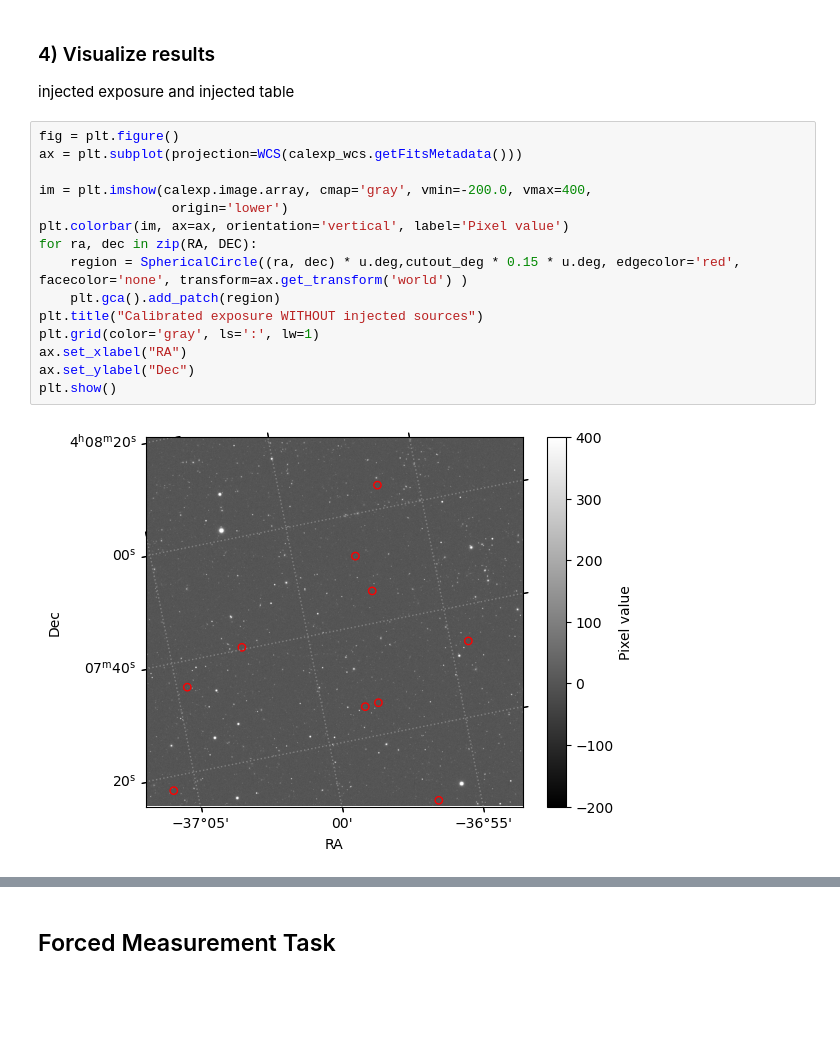
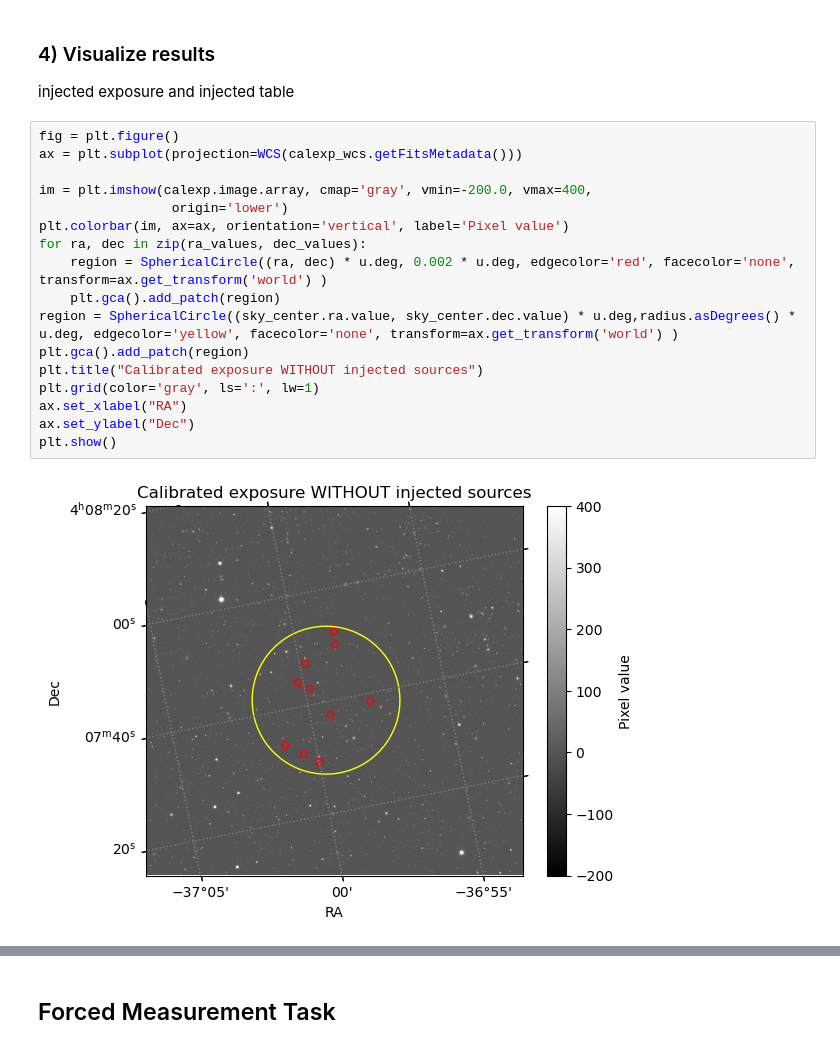
Before and after one commit to nowokaren/ulens_lsst, a Jupyter notebook: docs/tutorials/tutorial_RSP.ipynb, the cells around one changed output, grey strips where cells are left out. Cells and saved outputs as stored; diff of their text form; blank space fills up the shorter version.

```diff
--- a/docs/tutorials/tutorial_RSP.ipynb
+++ b/docs/tutorials/tutorial_RSP.ipynb
@@ -867,20 +937,22 @@ injected exposure and injected table
 # %%
 fig = plt.figure()
 ax = plt.subplot(projection=WCS(calexp_wcs.getFitsMetadata()))
 
 im = plt.imshow(calexp.image.array, cmap='gray', vmin=-200.0, vmax=400,
                  origin='lower')
 plt.colorbar(im, ax=ax, orientation='vertical', label='Pixel value')
-for ra, dec in zip(RA, DEC):
-    region = SphericalCircle((ra, dec) * u.deg,cutout_deg * 0.15 * u.deg, edgecolor='red', facecolor='none', transform=ax.get_transform('world') )
+for ra, dec in zip(ra_values, dec_values):
+    region = SphericalCircle((ra, dec) * u.deg, 0.002 * u.deg, edgecolor='red', facecolor='none', transform=ax.get_transform('world') )
     plt.gca().add_patch(region)
+region = SphericalCircle((sky_center.ra.value, sky_center.dec.value) * u.deg,radius.asDegrees() * u.deg, edgecolor='yellow', facecolor='none', transform=ax.get_transform('world') )
+plt.gca().add_patch(region)
 plt.title("Calibrated exposure WITHOUT injected sources")
 plt.grid(color='gray', ls=':', lw=1)
 ax.set_xlabel("RA")
 ax.set_ylabel("Dec")
 plt.show()
 # %% [output]
-[figure, old version]
+[figure, new version]
 # %%
 injected_exposure_wcs = injected_exposure.getWcs()   # other way: calexp_wcs = butler.get('calexp.wcs', **dataId)
 fig = plt.figure()
```
Also changed, not shown: parts of 33 cells of this notebook.
